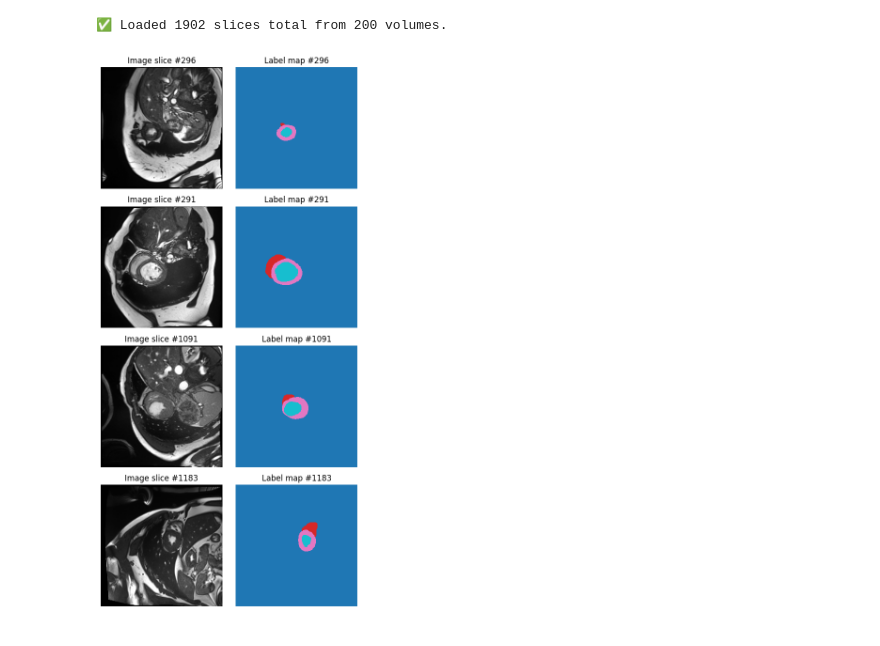
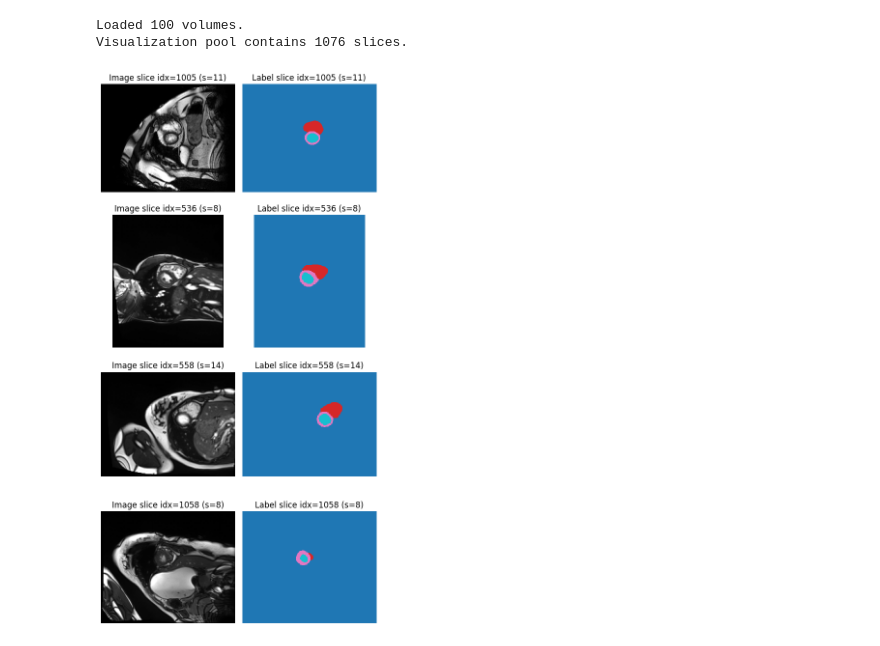
Before and after one commit to TijmenToxopeus/basic_UNet, a Jupyter notebook: src/notebooks/visualize_dataset.ipynb, the cells around one changed output. Saved outputs shown, nothing was run; the diff lists cells and outputs as text; code cells hidden in the pictures.

```diff
--- a/src/notebooks/visualize_dataset.ipynb
+++ b/src/notebooks/visualize_dataset.ipynb
@@ -29,66 +48,73 @@ from src.training.data_loader import SegmentationDataset  # adjust if your path
 # ============================================================
 # --- USER CONFIGURATION ---
 # ============================================================
-IMG_DIR = "/mnt/hdd/ttoxopeus/datasets/nnUNet_raw/Dataset200_ACDC/imagesTr"
-LBL_DIR = "/mnt/hdd/ttoxopeus/datasets/nnUNet_raw/Dataset200_ACDC/labelsTr"
+# IMG_DIR = "/mnt/hdd/ttoxopeus/datasets/nnUNet_raw/Dataset200_ACDC/imagesTr"
+# LBL_DIR = "/mnt/hdd/ttoxopeus/datasets/nnUNet_raw/Dataset200_ACDC/labelsTr"
 
-num_samples = 4           # how many random slices to visualize
-num_slices_per_volume = 30
-target_size = (256, 256)
+IMG_DIR = "/mnt/hdd/ttoxopeus/datasets/nnUNet_raw/Dataset200_ACDC/imagesTs"
+LBL_DIR = "/mnt/hdd/ttoxopeus/datasets/nnUNet_raw/Dataset200_ACDC/labelsTs"
+
+# IMG_DIR = "/mnt/hdd/ttoxopeus/datasets/nnUNet_raw/Dataset300_MM/imagesTs"
+# LBL_DIR = "/mnt/hdd/ttoxopeus/datasets/nnUNet_raw/Dataset300_MM/labelsTs"
+
+slice_axis = 2
+background_label = 0
+
+num_samples = 4                      # random slices to visualize
+num_slices_per_volume = 30           # subset used for visualization only (None => all)
 normalize = True
-augment = False            # keep False for clean inspection
-save_fig = False           # set True to save instead of showing
+save_fig = False
 save_path = "sample_visuals.png"
 
 # ============================================================
-# --- LOAD DATASET ---
+# --- LOAD FILE PAIRS + BUILD VISUALIZATION SLICE INDEX ---
 # ============================================================
-
-dataset = SegmentationDataset(
-    img_dir=IMG_DIR,
-    lbl_dir=LBL_DIR,
-    slice_axis=2,
-    normalize=normalize,
-    target_size=target_size,
-    augment=augment,
+pairs = collect_img_lbl_pairs(IMG_DIR, LBL_DIR)
+vis_samples = build_slice_samples(
+    pairs,
+    slice_axis=slice_axis,
     num_slices_per_volume=num_slices_per_volume,
 )
 
-print(f"✅ Loaded {len(dataset)} slices total from {len(dataset.img_paths)} volumes.")
+print(f"Loaded {len(pairs)} volumes.")
+print(f"Visualization pool contains {len(vis_samples)} slices.")
 # %% [output]
-✅ Loaded 1902 slices total from 200 volumes.
+Loaded 100 volumes.
+Visualization pool contains 1076 slices.
 # %%
 # ============================================================
 # --- VISUALIZE RANDOM SAMPLES ---
 # ============================================================
+indices = random.sample(range(len(vis_samples)), k=num_samples)
 
-# pick random indices
-indices = random.sample(range(len(dataset)), k=num_samples)
-
-fig, axes = plt.subplots(num_samples, 2, figsize=(6, 3*num_samples))
+fig, axes = plt.subplots(num_samples, 2, figsize=(6, 3 * num_samples))
 if num_samples == 1:
-    axes = [axes]  # handle single-row case
+    axes = [axes]
 
 for ax_pair, idx in zip(axes, indices):
-    img, lbl = dataset[idx]
-    img_np = img.squeeze().numpy()
-    lbl_np = lbl.numpy()
+    img_path, lbl_path, s = vis_samples[idx]
 
-    # left: MRI slice, right: label map
-    ax_pair[0].imshow(img_np, cmap="gray")
-    ax_pair[0].set_title(f"Image slice #{idx}")
+    img = np.take(nib.load(img_path).get_fdata(), s, axis=slice_axis)
+    lbl = np.take(nib.load(lbl_path).get_fdata(), s, axis=slice_axis)
+
+    if normalize:
+        img = np.clip(img, np.percentile(img, 1), np.percentile(img, 99))
+        img = (img - img.min()) / (img.max() - img.min() + 1e-8)
+
+    ax_pair[0].imshow(img, cmap="gray")
+    ax_pair[0].set_title(f"Image slice idx={idx} (s={s})")
     ax_pair[0].axis("off")
 
-    im = ax_pair[1].imshow(lbl_np, cmap="tab10", interpolation="nearest")
-    ax_pair[1].set_title(f"Label map #{idx}")
+    ax_pair[1].imshow(lbl, cmap="tab10", interpolation="nearest")
+    ax_pair[1].set_title(f"Label slice idx={idx} (s={s})")
     ax_pair[1].axis("off")
 
 plt.tight_layout()
 
 if save_fig:
     plt.savefig(save_path, dpi=150)
-    print(f"💾 Saved visualization to {save_path}")
+    print(f"Saved visualization to {save_path}")
 else:
     plt.show()
 # %% [output]
-[figure, old version]
+[figure, new version]
```
Also changed, not shown: parts of 2 cells of this notebook, 6 other files.
